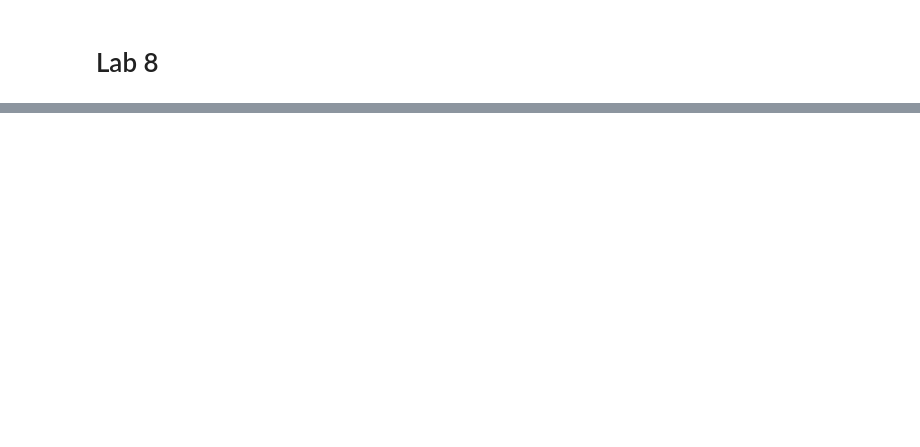
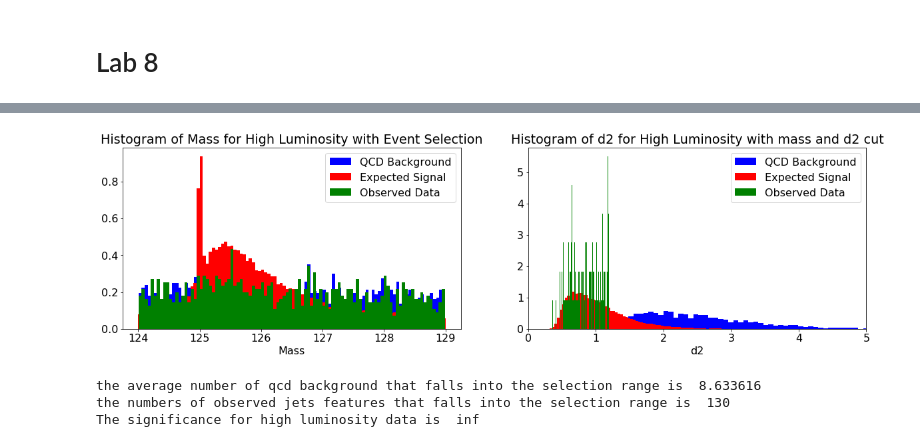
Before and after one commit to noahkim4648/Phys-434-Portfolio, a Jupyter notebook: Lab7-8.ipynb, the cells around one changed output, grey strips where cells are left out. Cells and saved outputs as stored; diff of their text form; code cells hidden in the pictures; blank space fills up the shorter version.

```diff
--- a/Lab7-8.ipynb
+++ b/Lab7-8.ipynb
@@ -323,0 +371,35 @@ Comparing before and after the second cut. I had the greatest significance of 3.
+# %%
+# Plotting the data after doing the featured cuts
+fig, (ax) = plt.subplots(1,2,figsize=(20,5))
+ax[0].set_title('Histogram of Mass for High Luminosity with Event Selection');
+ax[0].hist(qcd_masscut['mass'],bins=100, label='QCD Background', density=True, color='b');
+ax[0].hist(higgs_masscut['mass'],bins=100, label='Expected Signal', density=True, color='r');
+ax[0].hist(high_mass['mass'], bins=100,label='Observed Data', density=True, color='g');
+ax[0].set_xlabel('Mass');
+ax[0].legend();
+ax[1].set_title('Histogram of d2 for High Luminosity with mass and d2 cut');
+ax[1].hist(qcd_masscut['d2'],bins=100, label='QCD Background', density=True, color='b');
+ax[1].hist(higgs_masscut['d2'],bins=100, label='Expected Signal', density=True, color='r');
+ax[1].hist(high_d2['d2'], bins=100,label='Observed Data', density=True, color='g');
+ax[1].set_xlabel('d2');
+ax[1].set_xlim([0,5])
+ax[1].legend();
+# %% [output]
+[figure, added]
+# %%
+# Evaluate observed significance. Nhiggs 100 Nqcd = 20000 len(higgs) = 100000
+# First I need to convert the weight of the simulated data to the observed data by dividing the length of the observed data by the length of the simulated data
+# Signal for the observed data is the number of observed data after the mass cut and d2 cut
+r = len(highL['mass'])/100000
+x = len(qcd_masscut) - (len(qcd_d2[0 > qcd_d2]) + len(qcd_d2[qcd_d2 > 1.2]))
+qcd_mu = 20000*r*(x/100000)
+signal_highlu_observed = len(high_d2)
+print('the average number of qcd background that falls into the selection range is ',qcd_mu)
+print('the numbers of observed jets features that falls into the selection range is ',signal_highlu_observed)
+p_higgs = stats.poisson.cdf(signal_highlu_observed + qcd_mu, qcd_mu)
+sigma_higgs = stats.norm.ppf(p_higgs)
+print('The significance for high luminosity data is ',sigma_higgs)
+# %% [output]
+the average number of qcd background that falls into the selection range is  8.633616
+the numbers of observed jets features that falls into the selection range is  130
+The significance for high luminosity data is  inf
```
Also changed, not shown: parts of 19 cells of this notebook.
